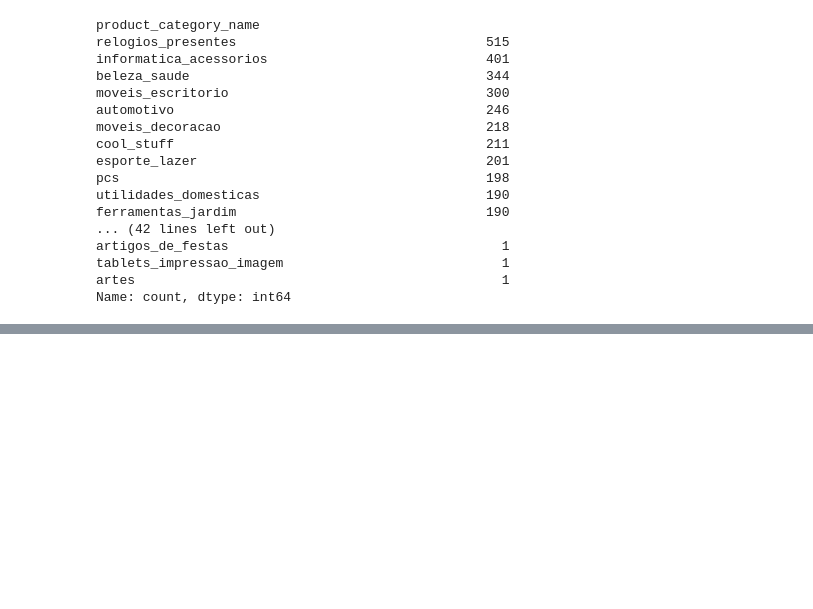
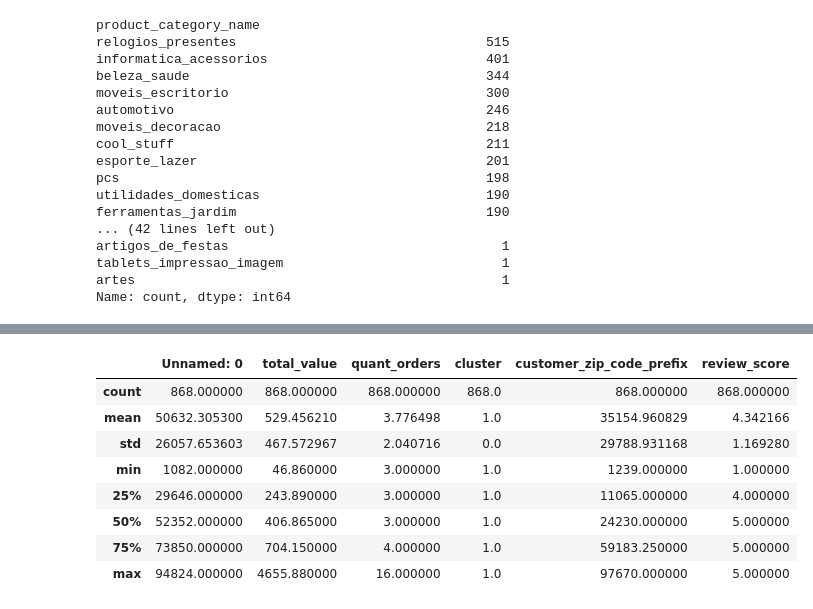
Before and after one commit to jessicannunes/Classificacao_clientes_marketplace_Olist, a Jupyter notebook: notebooks/analise_cluster.ipynb, the cells around one changed output, grey strips where cells are left out. Cells and saved outputs as stored; diff of their text form; code cells hidden in the pictures; blank space fills up the shorter version.

```diff
--- a/notebooks/analise_cluster.ipynb
+++ b/notebooks/analise_cluster.ipynb
@@ -62,0 +93,13 @@ Name: count, dtype: int64
+# %%
+# cluster que fez mais pedidos
+customers_reviews[customers_reviews.cluster == 1].describe()
+# %% [output]
+|  | Unnamed: 0 | total_value | quant_orders | cluster | customer_zip_code_prefix | review_score |
+| count | 868.000000 | 868.000000 | 868.000000 | 868.0 | 868.000000 | 868.000000 |
+| mean | 50632.305300 | 529.456210 | 3.776498 | 1.0 | 35154.960829 | 4.342166 |
+| std | 26057.653603 | 467.572967 | 2.040716 | 0.0 | 29788.931168 | 1.169280 |
+| min | 1082.000000 | 46.860000 | 3.000000 | 1.0 | 1239.000000 | 1.000000 |
+| 25% | 29646.000000 | 243.890000 | 3.000000 | 1.0 | 11065.000000 | 4.000000 |
+| 50% | 52352.000000 | 406.865000 | 3.000000 | 1.0 | 24230.000000 | 5.000000 |
+| 75% | 73850.000000 | 704.150000 | 4.000000 | 1.0 | 59183.250000 | 5.000000 |
+| max | 94824.000000 | 4655.880000 | 16.000000 | 1.0 | 97670.000000 | 5.000000 |
```
Also changed, not shown: parts of 9 cells of this notebook.
